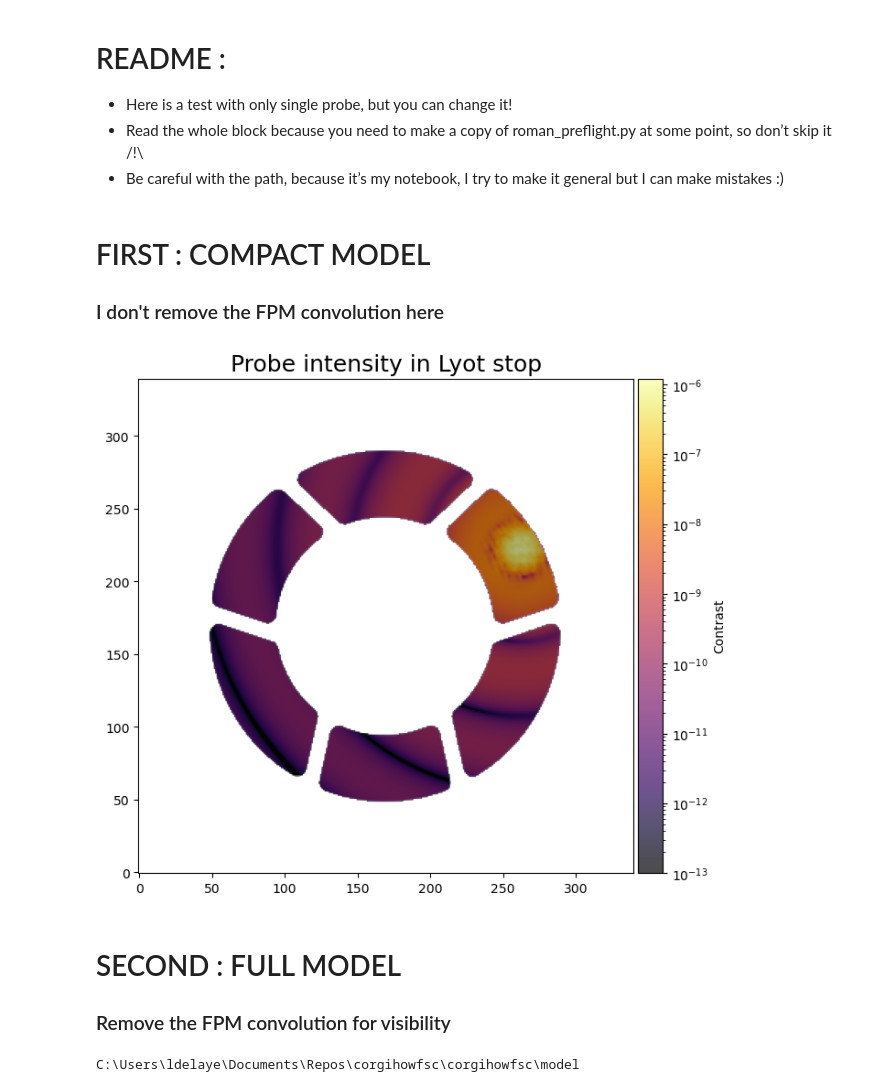
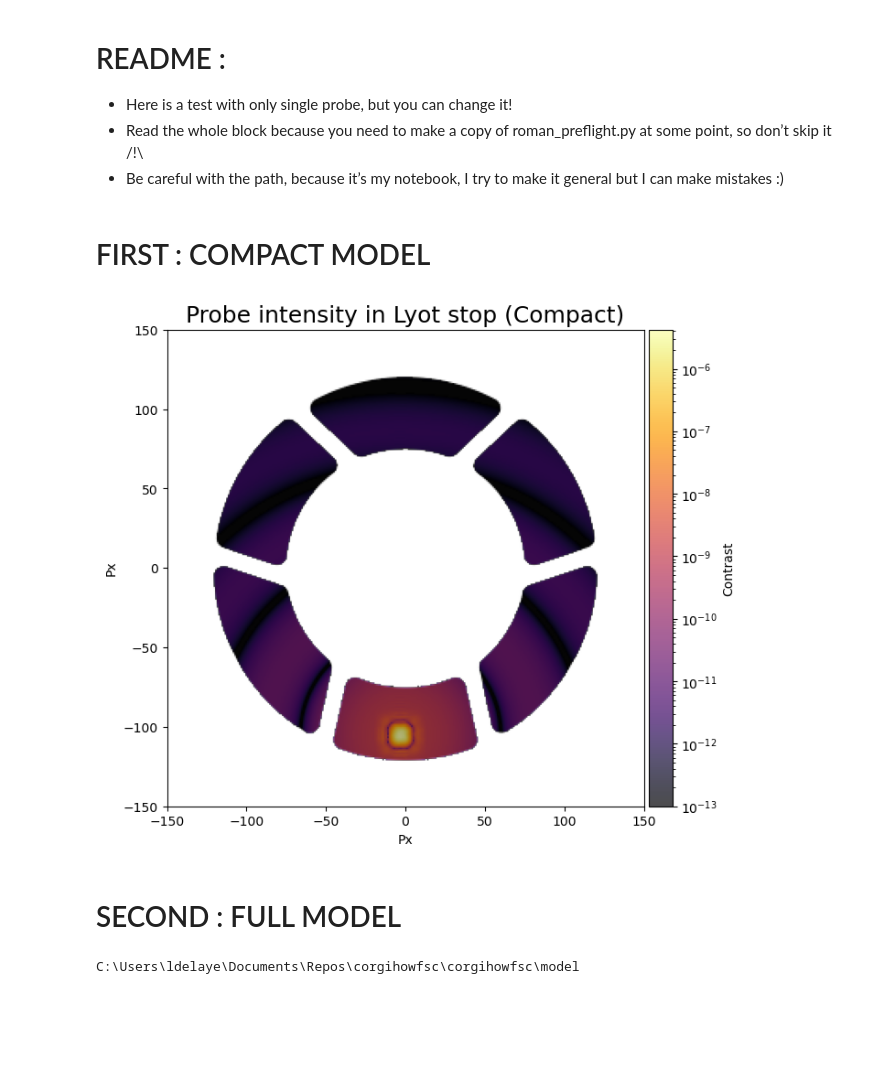
Before and after one commit to roman-corgi/corgihowfsc, a Jupyter notebook: sandbox/ldel/probes_to_lyot_test.ipynb, the cells around one changed output. Drawn from its saved outputs; the diff is of its cells as text; code cells hidden in the pictures; blank space fills up the shorter version.

```diff
--- a/sandbox/ldel/probes_to_lyot_test.ipynb
+++ b/sandbox/ldel/probes_to_lyot_test.ipynb
@@ -7,7 +7,6 @@
 - Be careful with the path, because it’s my notebook, I try to make it general but I can make mistakes :)
 # %% [markdown]
 # FIRST : COMPACT MODEL
-### I don't remove the FPM convolution here
 # %%
 # Imports and Path Configuration
 import os
@@ -45,7 +44,7 @@ dm1_flat = fits.getdata(dm1_flat_path)
 dm2_flat = fits.getdata(dm2_flat_path)
 
 # Load probes (here the single actuator probe for e.g.)
-probe_filename = 'nfov_dm_dmrel_4_1.0e-05_gaussian2.fits'
+probe_filename = 'narrowfov_dmrel_1.0e-05_act0.fits'
 probe_path = os.path.join(model_dir, 'probes', probe_filename)
 probe_cmd = fits.getdata(probe_path)
 
@@ -74,47 +73,51 @@ I_probe = np.abs(Delta_E)**2
 I_probe = np.fliplr(I_probe)
 I_probe = np.rot90(I_probe, k=3)
 
-# Plotting
+ny, nx = I_probe.shape
+extent_val = [-nx//2, nx//2, -ny//2, ny//2]
+
+# Plotting function
 def add_colorbar(ax, im, label):
     divider = make_axes_locatable(ax)
     cax = divider.append_axes("right", size="5%", pad=0.05)
     cbar = plt.colorbar(im, cax=cax)
     cbar.set_label(label)
-
     return cbar
 
+# Plotting
 fig, ax = plt.subplots(figsize=(8, 6), constrained_layout=True)
 
 # E_field probe > I
-
 vmin_probe = max(1e-13, I_probe.max() * 1e-8)
 vmax_probe = I_probe.max()
 
-# Plotting
-ax.set_title(r"Probe intensity in Lyot stop",  fontsize = 18)
+ax.set_title(r"Probe intensity in Lyot stop (Compact)",  fontsize = 18)
+ax.set_xlabel("Px")
+ax.set_ylabel("Px")
 
 # Display
 lyot_mask_fits = np.fliplr(lyot_mask_fits)
 lyot_mask_fits = np.rot90(lyot_mask_fits, k=3)
 
-ax.imshow(lyot_mask_fits, origin='lower', cmap='gray_r', alpha=1.0) # gray_r so mask is dark
+ax.imshow(lyot_mask_fits, origin='lower', cmap='gray_r', alpha=1.0, extent=extent_val)
 
 if vmax_probe > 0:
-    # Mask low values for cleaner overlay
     probe_masked = np.ma.masked_where(I_probe < vmin_probe, I_probe)
+    im3 = ax.imshow(probe_masked, origin='lower', cmap='inferno',
+                         norm=LogNorm(vmin=vmin_probe, vmax=vmax_probe), alpha=0.7, extent=extent_val)
+    add_colorbar(ax, im3, "Contrast")
 
-    im3 = ax.imshow(probe_masked, origin='lower', cmap='inferno',
-                         norm=LogNorm(vmin=vmin_probe, vmax=vmax_probe), alpha=0.7)
-    add_colorbar(ax, im3, "Contrast")
+zoom_pixel = 150
+ax.set_xlim(-zoom_pixel, zoom_pixel)
+ax.set_ylim(-zoom_pixel, zoom_pixel)
 
 # Save and Show
 plt.savefig("test_lyot_compact_model.png", dpi=300)
 plt.show()
 # %% [output]
-[figure, old version]
+[figure, new version]
 # %% [markdown]
 # SECOND : FULL MODEL
-### Remove the FPM convolution for visibility
 # %%
 # Imports
 import os
```
Also changed, not shown: parts of 4 cells of this notebook, 1 other file.
